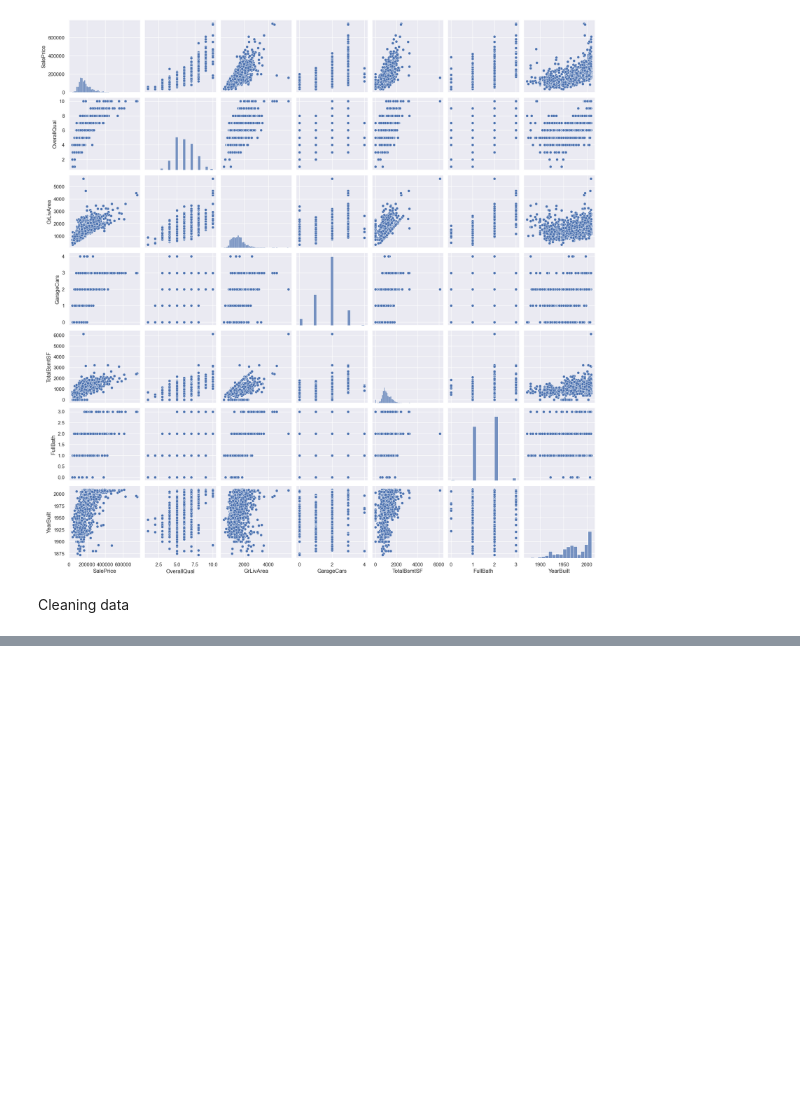
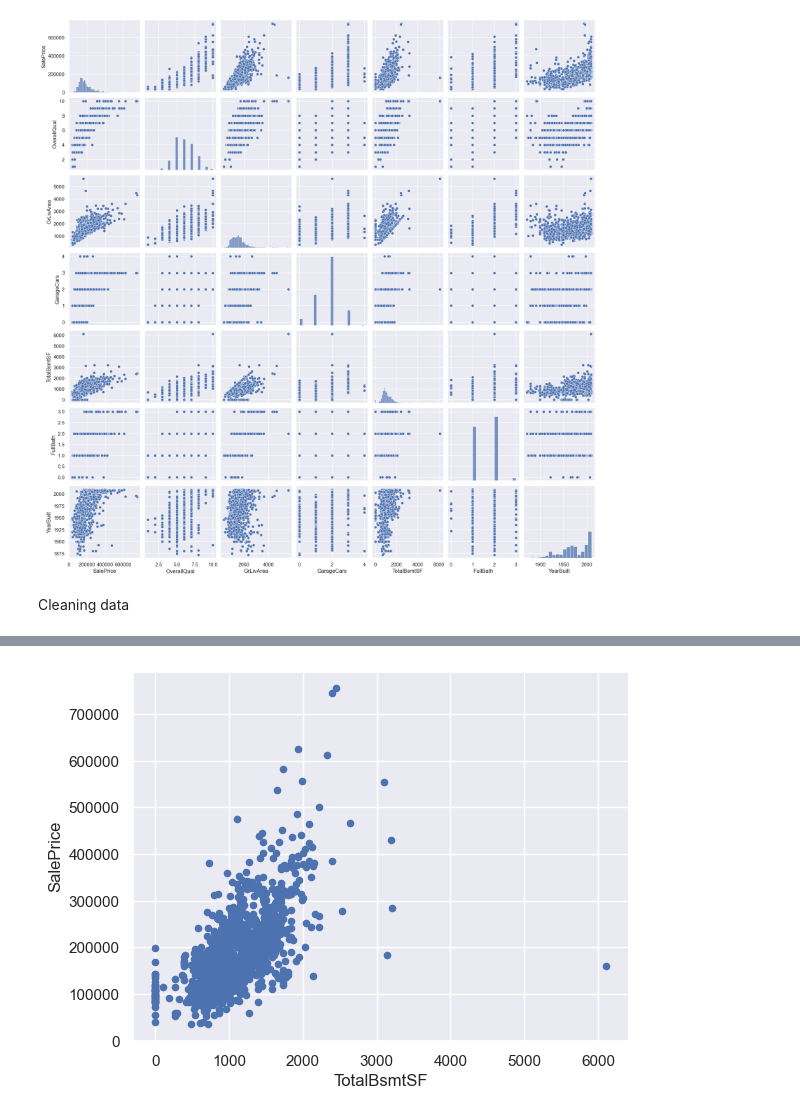
Before and after one commit to WoutervanZeijl/house-prices-advanced-regression-techniques, a Jupyter notebook: Exploration.ipynb, the cells around one changed output, grey strips where cells are left out. Drawn from its saved outputs; the diff is of its cells as text; code cells hidden in the pictures; blank space fills up the shorter version.

```diff
--- a/Exploration.ipynb
+++ b/Exploration.ipynb
@@ -120,0 +185,4 @@ Name: SalePrice, dtype: float64
+# %%
+sale_bsmt.plot.scatter(x='TotalBsmtSF', y='SalePrice');
+# %% [output]
+[figure, added]
```
Also changed, not shown: parts of 23 cells of this notebook.
